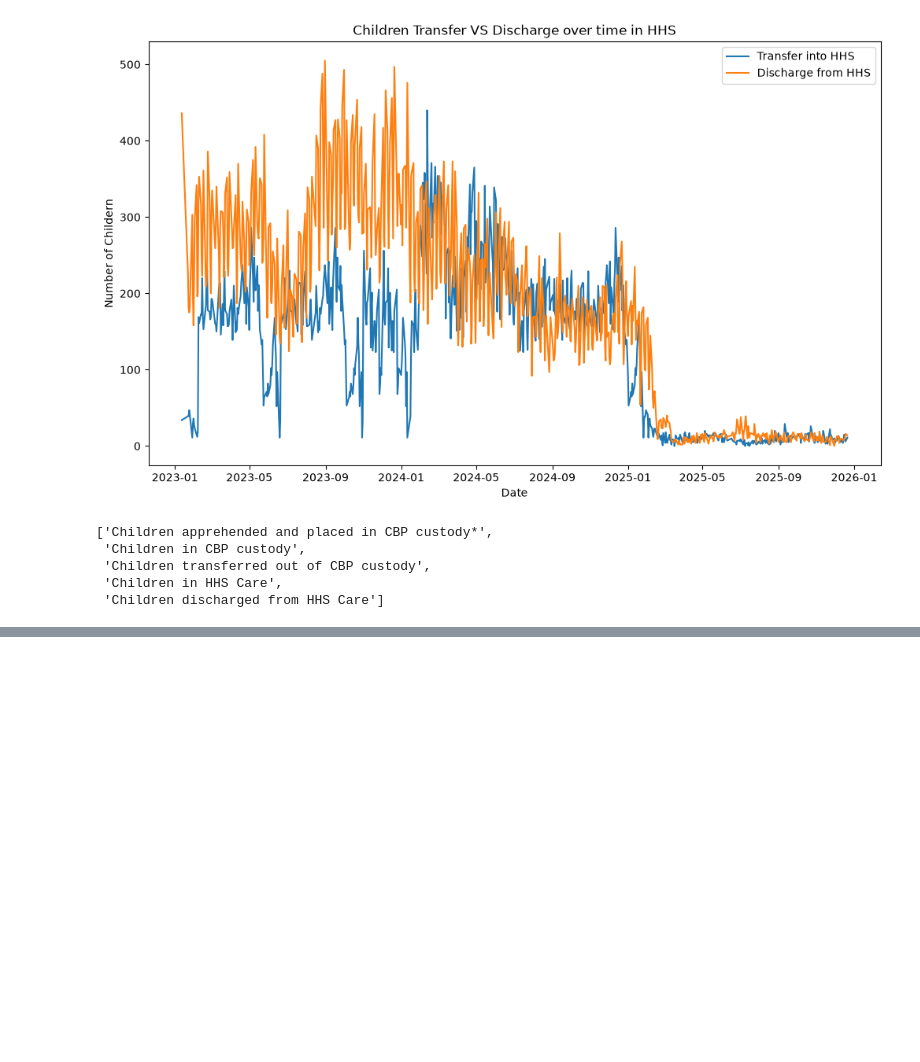
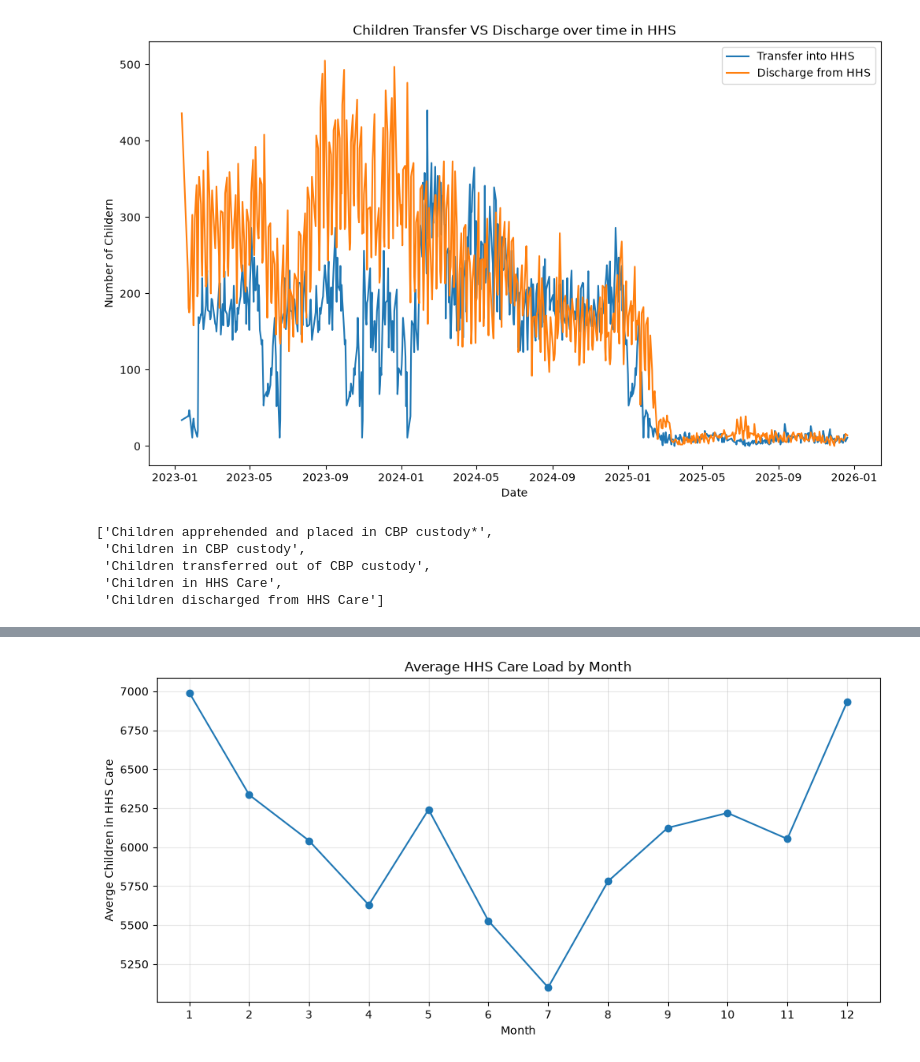
Before and after one commit to shivani1707s/Predictive-Forecasting-HHS, a Jupyter notebook: EDA.ipynb, the cells around one changed output, grey strips where cells are left out. Cells and saved outputs as stored; diff of their text form; code cells hidden in the pictures; blank space fills up the shorter version.

```diff
--- a/EDA.ipynb
+++ b/EDA.ipynb
@@ -145 +221,25 @@ plt.show()
+# %%
+df["Month"]=df.index.month
+# %%
+monthly_pattern=df.groupby("Month")[
+    "Children in HHS Care"
+].mean()
+# %%
+plt.figure(figsize=(10,5))
+
+plt.plot(
+    monthly_pattern.index,
+    monthly_pattern.values,
+    marker="o"
+)
+
+plt.title("Average HHS Care Load by Month")
+plt.xlabel("Month")
+plt.ylabel("Averge Children in HHS Care")
+plt.xticks(range(1,13))
+plt.grid(alpha=0.3)
+plt.tight_layout()
+plt.show()
+# %% [output]
+[figure, added]
 # %%
```
Also changed, not shown: parts of 31 cells of this notebook, 1 other file.
